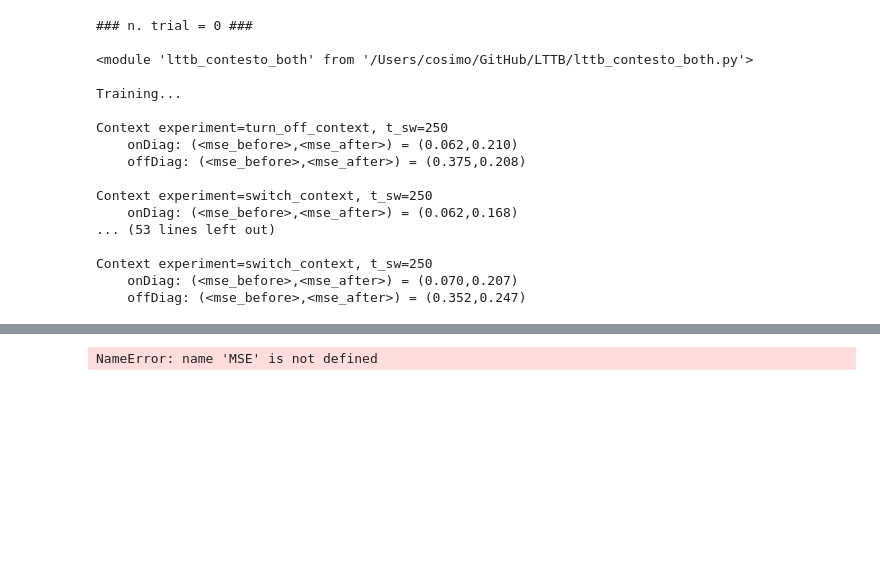
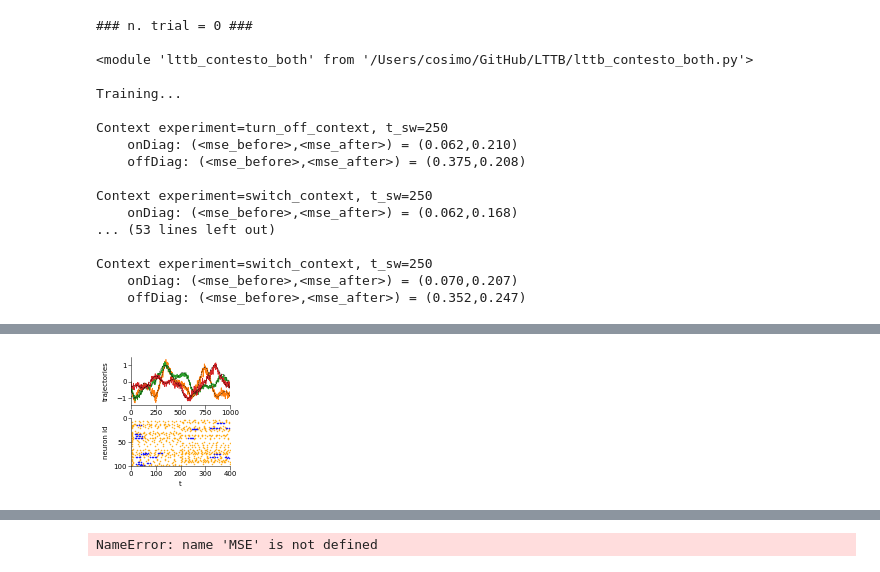
Before and after one commit to cristianocapone/LTTB, a Jupyter notebook: 3D-trajectory-Ncontexts_Mino.ipynb, the cells around one changed output, grey strips where cells are left out. Cells and saved outputs as stored; diff of their text form; code cells hidden in the pictures; blank space fills up the shorter version.

```diff
--- a/3D-trajectory-Ncontexts_Mino.ipynb
+++ b/3D-trajectory-Ncontexts_Mino.ipynb
@@ -3,6 +3,7 @@
 # Learning through target spikes
 
 import numpy as np
+import matplotlib
 import matplotlib.pyplot as plt
 from importlib import reload
 from tqdm import trange
@@ -52,7 +53,7 @@ Ni = 100
 
 N = Ne+Ni
 
-n_contexts = 2
+n_contexts = 1
 
 # Here we build the dictionary of the simulation parameters
 par = {'dt' : dt, 'tau_m' : tau_m, 'tau_s' : tau_s, 'tau_ro' : tau_ro, 'tau_star' : tau_star,'tau_W' : tau_W,
@@ -134,7 +137,7 @@ def training_rec(print_err=True):
 
     print('Training...')
 
-    for iter in range(nIterRec):
+    for iteration in range(nIterRec):
 
         ###### Online-Training
 
@@ -170,9 +173,9 @@ def training_rec(print_err=True):
 
         ###### Test
 
-        if iter%5==0:
+        if iteration%5==0:
             if print_err:
-                print('t=' + str(iter))
+                print('t=' + str(iteration))
             for cont_index in range(n_contexts):
 
                 lttb.cont = lttb.cont*0
@@ -559,0 +631,57 @@ Context experiment=switch_context, t_sw=250
+# %%
+fs = 7
+final_dpi = 500
+
+cm = 1/2.54  # centimeters in inches
+fig, axes = plt.subplots(nrows=2, ncols=1, figsize=(5*cm, 5*cm))
+
+for ax in axes:
+    ax.tick_params(axis='both', which='major', labelsize=fs, pad=1)
+    ax.spines['right'].set_visible(False)
+    ax.spines['top'].set_visible(False)
+    ax.spines['left'].set_linewidth(0.5)
+    ax.spines['bottom'].set_linewidth(0.5)
+    ax.xaxis.set_tick_params(width=0.5)
+    ax.yaxis.set_tick_params(width=0.5)
+
+ax = axes[0]
+for d in range(3):
+    ax.plot(np.array(Y)[d].T, zorder=0, color='C' + str(d+1), lw=0.75)
+for d in range(3):
+    ax.plot(np.array(lttb.y_targ)[d].T, zorder=1, ls='--', color='black', lw=0.5)
+ax.set_ylabel('', fontsize=fs)
+#ax.xaxis.set_ticklabels([])
+ax.set_xlim([0,1000])
+ax.text(-0.25, 0.5, 'trajectories', fontsize=fs, ha='center', va='center', rotation=90, \
+        transform=ax.transAxes, rotation_mode='anchor')
+
+ax = axes[1]
+#ax.imshow(B_filt[0:401,:len(POSITION)+2], zorder=1, aspect='auto')
+#ax.imshow(1-(S_soma[:,0:len(POSITION)])*(0.5+S_wind[:,0:len(POSITION)]), aspect='auto', cmap='magma')
+cmap1 = matplotlib.colors.ListedColormap(['None','orange'], name='colors', N=None)
+cmap2 = matplotlib.colors.ListedColormap(['None','blue'], name='colors', N=None)
+#ax.imshow(M1[0:101,:250], cmap=cmap1, aspect='auto', vmin=0, vmax=1)
+#ax.imshow(M2[0:101,:250], cmap=cmap2, aspect='auto', vmin=0, vmax=1)
+for i in range(len(v1)):
+    if(v1[i]>2 and v1[i]<99 and v2[i]>2 and v2[i]<399):
+        y = v1[i]
+        ax.scatter(v2[i], y, color='orange', marker='.', s=1)
+for i in range(len(w1)):
+    if(w1[i]>1 and w1[i]<100 and w2[i]>2 and w2[i]<399):
+        y = w1[i]
+        ax.scatter(w2[i], y, color='blue', marker='.', s=1)
+ax.set_xlabel('t', fontsize=fs)
+ax.set_ylabel('', fontsize=fs)
+ax.set_xlim([0,400])
+ax.set_ylim([100,0])
+ax.set_yticks([100,50,0])
+ax.text(-0.25, 0.5, 'neuron id', fontsize=fs, ha='center', va='center', rotation=90, \
+        transform=ax.transAxes, rotation_mode='anchor')
+
+plt.tight_layout()
+plt.subplots_adjust(left=0.23, bottom=0.18, right=0.93, top=0.95, wspace=None, hspace=0.275)
+plt.savefig('./fig_3D.eps', dpi=final_dpi)
+plt.savefig('./fig_3D.pdf', dpi=final_dpi)
+plt.show()
+# %% [output]
+[figure, added]
```
Also changed, not shown: parts of 8 cells of this notebook, 5 other files.
